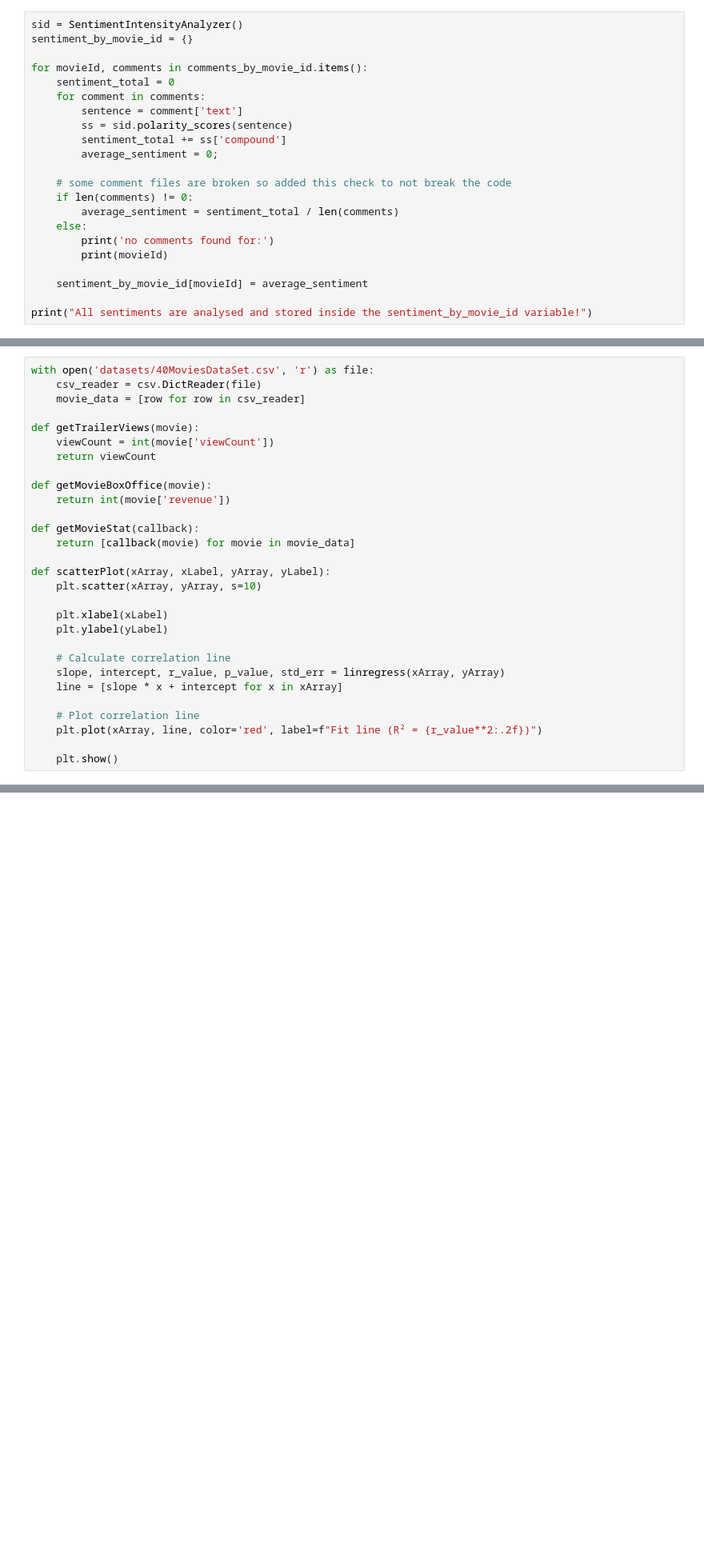
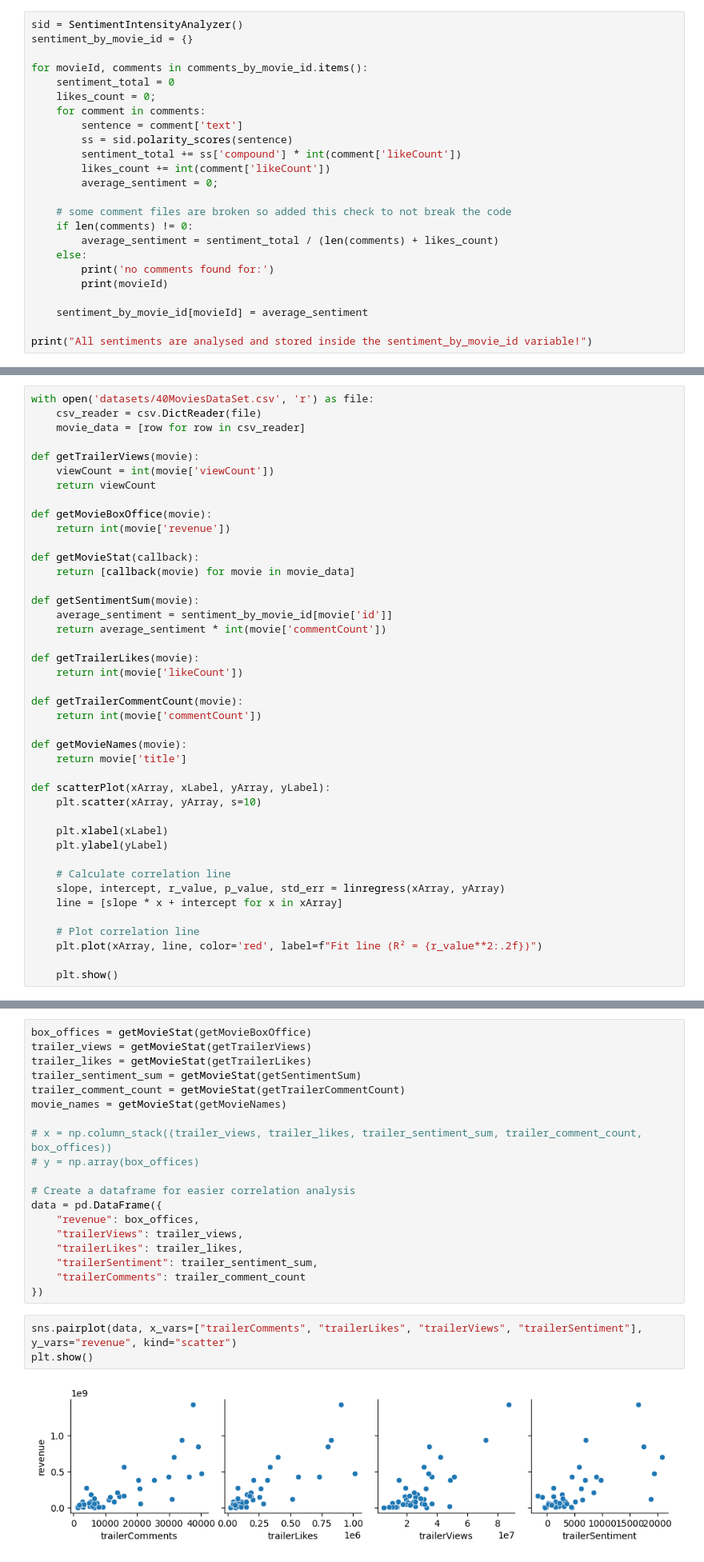
Before and after one commit to SamSlotemaker/social-web-analysis, a Jupyter notebook: research_paper_notebook.ipynb, the cells around one changed output, grey strips where cells are left out. Shown at 80% size. Saved outputs shown, nothing was run; the diff lists cells and outputs as text; blank space fills up the shorter version.

```diff
--- a/research_paper_notebook.ipynb
+++ b/research_paper_notebook.ipynb
@@ -89,15 +109,17 @@ sentiment_by_movie_id = {}
 
 for movieId, comments in comments_by_movie_id.items():
     sentiment_total = 0
+    likes_count = 0;
     for comment in comments:
         sentence = comment['text']
         ss = sid.polarity_scores(sentence)
-        sentiment_total += ss['compound']
+        sentiment_total += ss['compound'] * int(comment['likeCount'])
+        likes_count += int(comment['likeCount'])
         average_sentiment = 0;
 
     # some comment files are broken so added this check to not break the code
     if len(comments) != 0:
-        average_sentiment = sentiment_total / len(comments)
+        average_sentiment = sentiment_total / (len(comments) + likes_count)
     else:
         print('no comments found for:')
         print(movieId)
@@ -129,6 +147,19 @@ def getMovieBoxOffice(movie):
 def getMovieStat(callback):
     return [callback(movie) for movie in movie_data]
 
+def getSentimentSum(movie):
+    average_sentiment = sentiment_by_movie_id[movie['id']]
+    return average_sentiment * int(movie['commentCount'])
+
+def getTrailerLikes(movie):
+    return int(movie['likeCount'])
+
+def getTrailerCommentCount(movie):
+    return int(movie['commentCount'])
+
+def getMovieNames(movie):
+    return movie['title']
+
 def scatterPlot(xArray, xLabel, yArray, yLabel):
     plt.scatter(xArray, yArray, s=10)
 
@@ -153 +177,25 @@ scatterPlot(box_offices, "Movie revenue", trailer_views, "Trailer views")
+# %%
+box_offices = getMovieStat(getMovieBoxOffice)
+trailer_views = getMovieStat(getTrailerViews)
+trailer_likes = getMovieStat(getTrailerLikes)
+trailer_sentiment_sum = getMovieStat(getSentimentSum)
+trailer_comment_count = getMovieStat(getTrailerCommentCount)
+movie_names = getMovieStat(getMovieNames)
+
+# x = np.column_stack((trailer_views, trailer_likes, trailer_sentiment_sum, trailer_comment_count, box_offices))
+# y = np.array(box_offices)
+
+# Create a dataframe for easier correlation analysis
+data = pd.DataFrame({
+    "revenue": box_offices,
+    "trailerViews": trailer_views,
+    "trailerLikes": trailer_likes,
+    "trailerSentiment": trailer_sentiment_sum,
+    "trailerComments": trailer_comment_count
+})
+# %%
+sns.pairplot(data, x_vars=["trailerComments", "trailerLikes", "trailerViews", "trailerSentiment"], y_vars="revenue", kind="scatter")
+plt.show()
+# %% [output]
+[figure, added]
 # %% [markdown]
```
Also changed, not shown: parts of 19 cells of this notebook, 2 other files.
